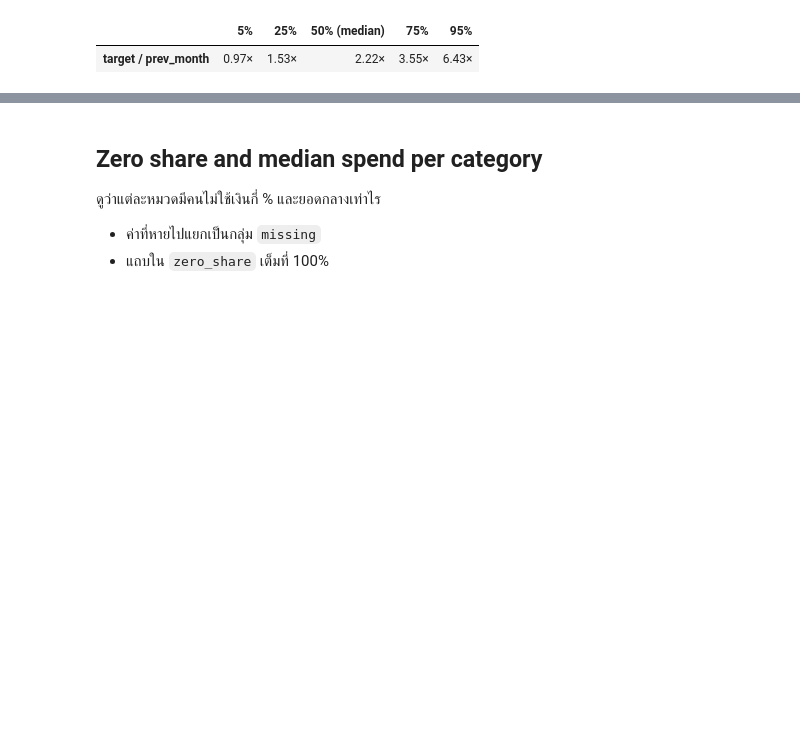
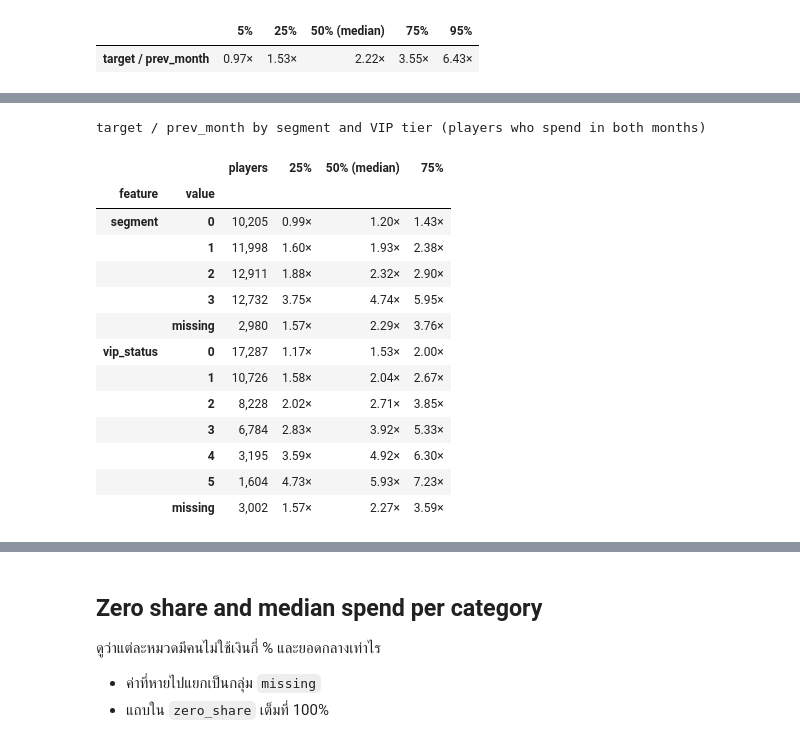
Before and after one commit to Kawi-HBLI/player-intelligence-system-cpe342, a Jupyter notebook: experiments/task3/eda.ipynb, the cells around one changed output, grey strips where cells are left out. Saved outputs shown, nothing was run; the diff lists cells and outputs as text; code cells hidden in the pictures; blank space fills up the shorter version.

```diff
--- a/experiments/task3/eda.ipynb
+++ b/experiments/task3/eda.ipynb
@@ -30,9 +30,6 @@ from pis.common import DEFAULT_DATA  # ../cpe342-kaggle-main, needs ROOT on sys.
 print(f"repo root: {ROOT}")
 # %% [output]
 repo root: C:\Users\Admin\Desktop\player-intelligence-system-cpe342
-# %%
-# Keep wide tables on one line instead of "..."
-pd.set_option('display.width', 200)
 # %% [markdown]
 ## Load data & fact check
 # %%
@@ -364,0 +400,30 @@ This month vs last month, for players who spend in both
+# %%
+def ratio_quartiles(col):
+    value = tr.loc[ratio.index, col].astype('Int64').astype(str).replace('<NA>', 'missing')
+    g = ratio.groupby(value)
+    t = g.quantile([.25, .5, .75]).unstack()
+    t.columns = ['25%', '50% (median)', '75%']
+    t.insert(0, 'players', g.size())
+    t.index = pd.MultiIndex.from_product([[col], t.index], names=['feature', 'value'])
+    return t
+
+growth_by = pd.concat([ratio_quartiles('segment'), ratio_quartiles('vip_status')])
+(growth_by.style
+    .format({'players': '{:,}', '25%': '{:.2f}×', '50% (median)': '{:.2f}×', '75%': '{:.2f}×'})
+    .set_caption('target / prev_month by segment and VIP tier (players who spend in both months)'))
+# %% [output]
+target / prev_month by segment and VIP tier (players who spend in both months)
+|  |  | players | 25% | 50% (median) | 75% |
+| feature | value |  |  |  |  |
+| segment | 0 | 10,205 | 0.99× | 1.20× | 1.43× |
+|  | 1 | 11,998 | 1.60× | 1.93× | 2.38× |
+|  | 2 | 12,911 | 1.88× | 2.32× | 2.90× |
+|  | 3 | 12,732 | 3.75× | 4.74× | 5.95× |
+|  | missing | 2,980 | 1.57× | 2.29× | 3.76× |
+| vip_status | 0 | 17,287 | 1.17× | 1.53× | 2.00× |
+|  | 1 | 10,726 | 1.58× | 2.04× | 2.67× |
+|  | 2 | 8,228 | 2.02× | 2.71× | 3.85× |
+|  | 3 | 6,784 | 2.83× | 3.92× | 5.33× |
+|  | 4 | 3,195 | 3.59× | 4.92× | 6.30× |
+|  | 5 | 1,604 | 4.73× | 5.93× | 7.23× |
+|  | missing | 3,002 | 1.57× | 2.27× | 3.59× |
```
Also changed, not shown: parts of 6 cells of this notebook.
